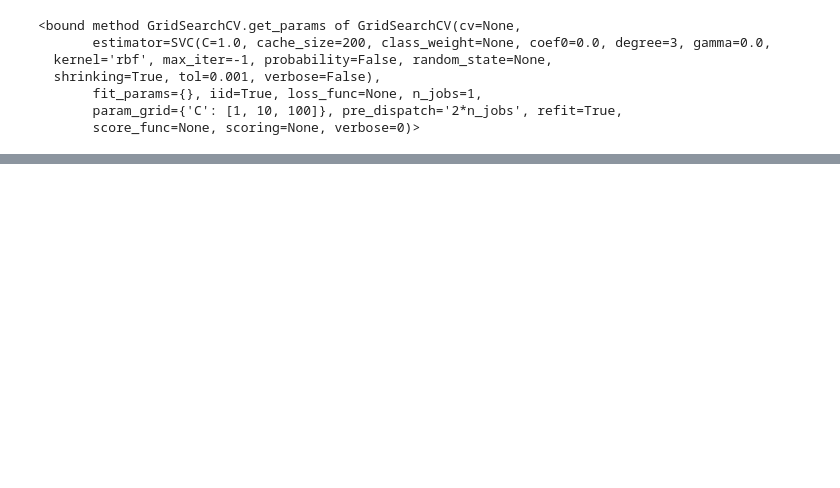
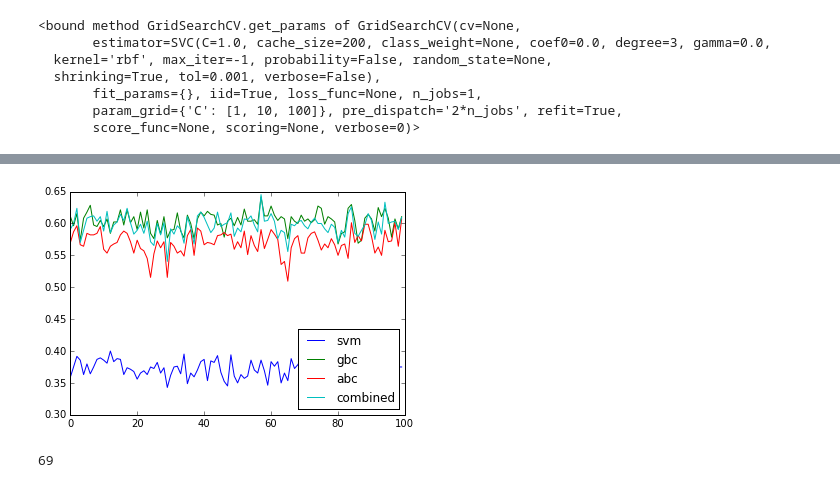
Before and after one commit to ahuja0007/team_citation, a Jupyter notebook: Inspire_analysis_sam.ipynb, the cells around one changed output, grey strips where cells are left out. Saved outputs shown, nothing was run; the diff lists cells and outputs as text; code cells hidden in the pictures; blank space fills up the shorter version.

```diff
--- a/Inspire_analysis_sam.ipynb
+++ b/Inspire_analysis_sam.ipynb
@@ -174,0 +201,54 @@ plt.xlabel('importance');
+# %%
+def most_common(lst):
+    return max(set(lst), key=lst.count)
+
+svmscore=[]
+gbcscore=[]
+abcscore=[]
+combinedscore=[]
+
+for i in range(100):
+    X_train, X_test, y_train, y_test = cross_validation.train_test_split(numeric_components[params], target_classes, test_size=0.25)
+
+    combined_predictions=pd.DataFrame(columns=['answer','SVM','GBC','ABC'])
+    combined_predictions['answer']=y_test
+
+    svr = svm.SVC()
+    clf=svr.fit(X_train,y_train)
+    combined_predictions['SVM']=map(clf.predict,X_test)
+    svmscore.append(clf.score(X_test,y_test))
+
+    GBC=GradientBoostingClassifier(loss='deviance', learning_rate=0.1, n_estimators=50, subsample=1.0, min_samples_split=2, min_samples_leaf=1, max_depth=3, init=None, random_state=None, max_features=None, verbose=0, max_leaf_nodes=None, warm_start=False)
+    clfgbc=GBC.fit(X_train,y_train)
+    combined_predictions['GBC']=map(clfgbc.predict,X_test)
+    gbcscore.append(clfgbc.score(X_test,y_test))
+
+    ABC=AdaBoostClassifier(n_estimators=50)
+    clfabc=ABC.fit(X_train,y_train)
+
+    combined_predictions['ABC']=map(clfabc.predict,X_test)
+    abcscore.append(clfabc.score(X_test,y_test))
+
+
+    combined_predictions['voted']=[[a[0],b[0],c[0]] for a,b,c in zip(combined_predictions['SVM'],combined_predictions['GBC'],combined_predictions['ABC'])]
+    combined_predictions['predictions']=map(most_common,combined_predictions['voted'])
+
+
+    combinedscore.append(len(combined_predictions[combined_predictions['answer']==combined_predictions['predictions']])*1.0/len(combined_predictions))
+# %%
+plt.plot(range(100),svmscore,label='svm')
+plt.plot(range(100),gbcscore,label='gbc')
+plt.plot(range(100),abcscore,label='abc')
+plt.plot(range(100),combinedscore,label='combined')
+plt.legend(loc=4)
+plt.show()
+# %% [output]
+[figure, added]
+# %%
+top=0
+for a,g,c in zip(abcscore,gbcscore,combinedscore):
+    if g>a and g>c:
+        top+=1
+print top
+# %% [output]
+69
```
Also changed, not shown: parts of 11 cells of this notebook.
